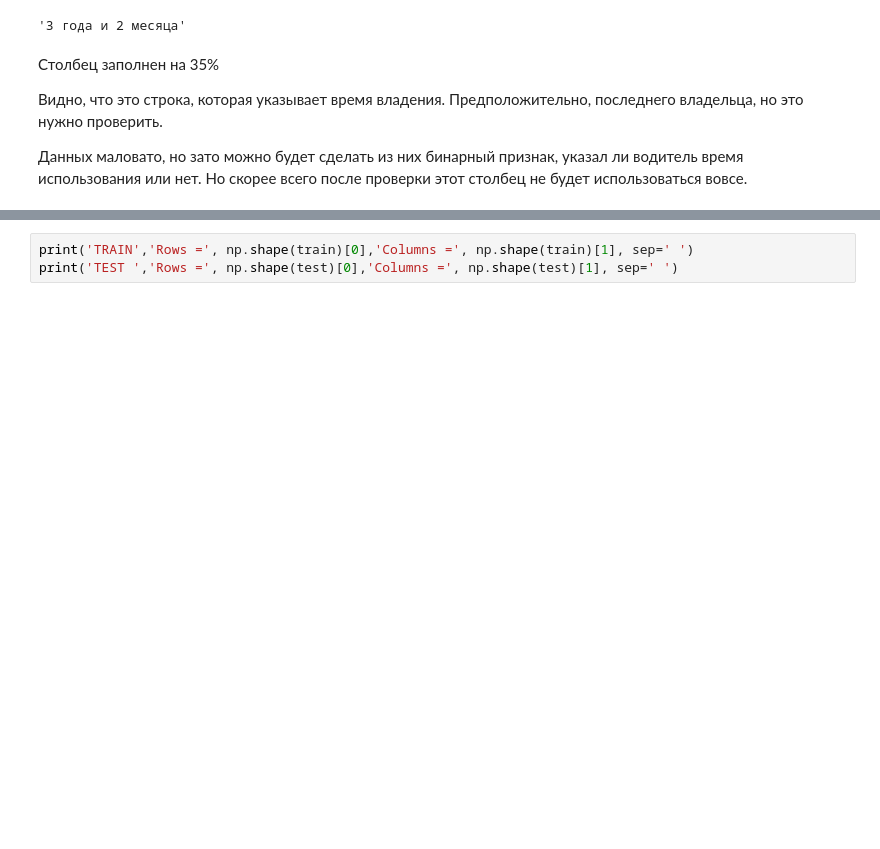
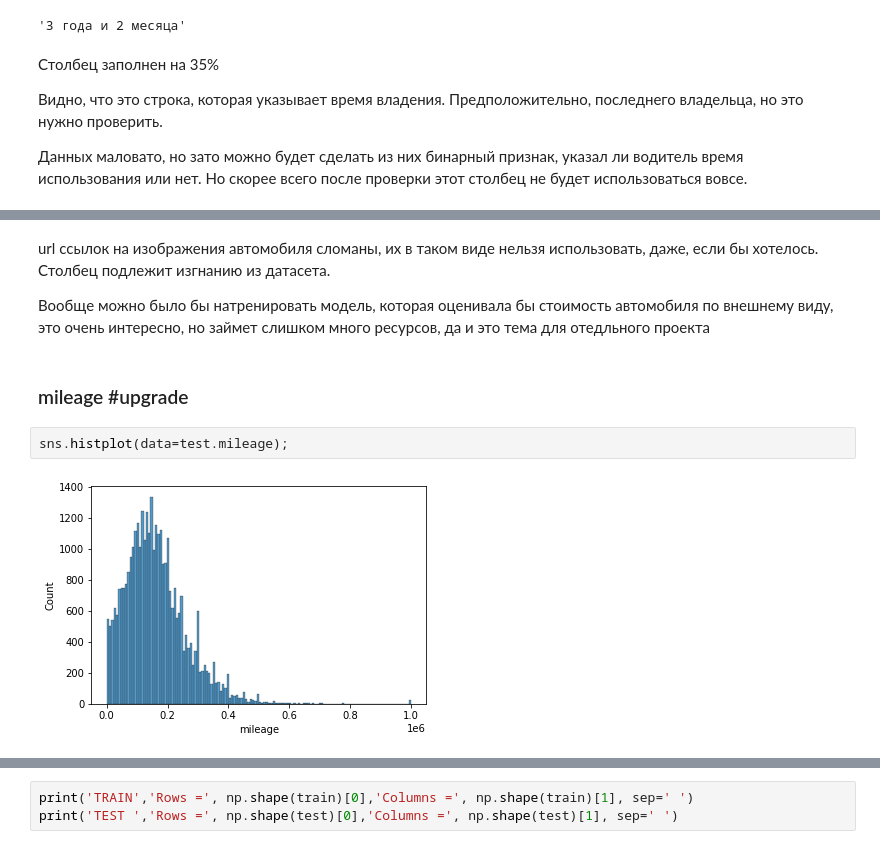
Before and after one commit to Sly-Dog/auto_pricing, a Jupyter notebook: primary_notebook.ipynb, the cells around one changed output, grey strips where cells are left out. Cells and saved outputs as stored; diff of their text form; blank space fills up the shorter version.

```diff
--- a/primary_notebook.ipynb
+++ b/primary_notebook.ipynb
@@ -351,0 +380,10 @@ test.engineDisplacement.value_counts()
+# %% [markdown]
+url ссылок на изображения автомобиля сломаны, их в таком виде нельзя использовать, даже, если бы хотелось. Столбец подлежит изгнанию из датасета.
+
+Вообще можно было бы натренировать модель, которая оценивала бы стоимость автомобиля по внешнему виду, это очень интересно, но займет слишком много ресурсов, да и это тема для отедльного проекта
+# %% [markdown]
+### mileage #upgrade
+# %%
+sns.histplot(data=test.mileage);
+# %% [output]
+[figure, added]
```
Also changed, not shown: parts of 186 cells of this notebook.
